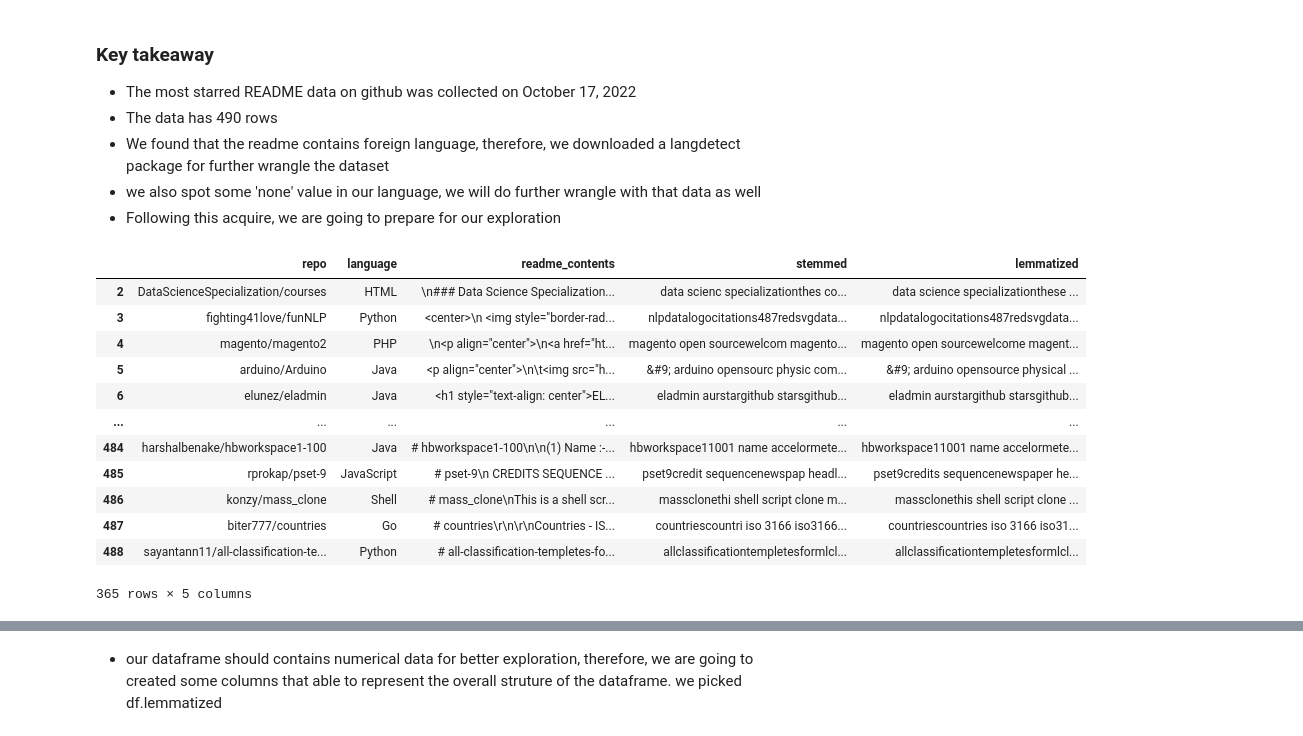
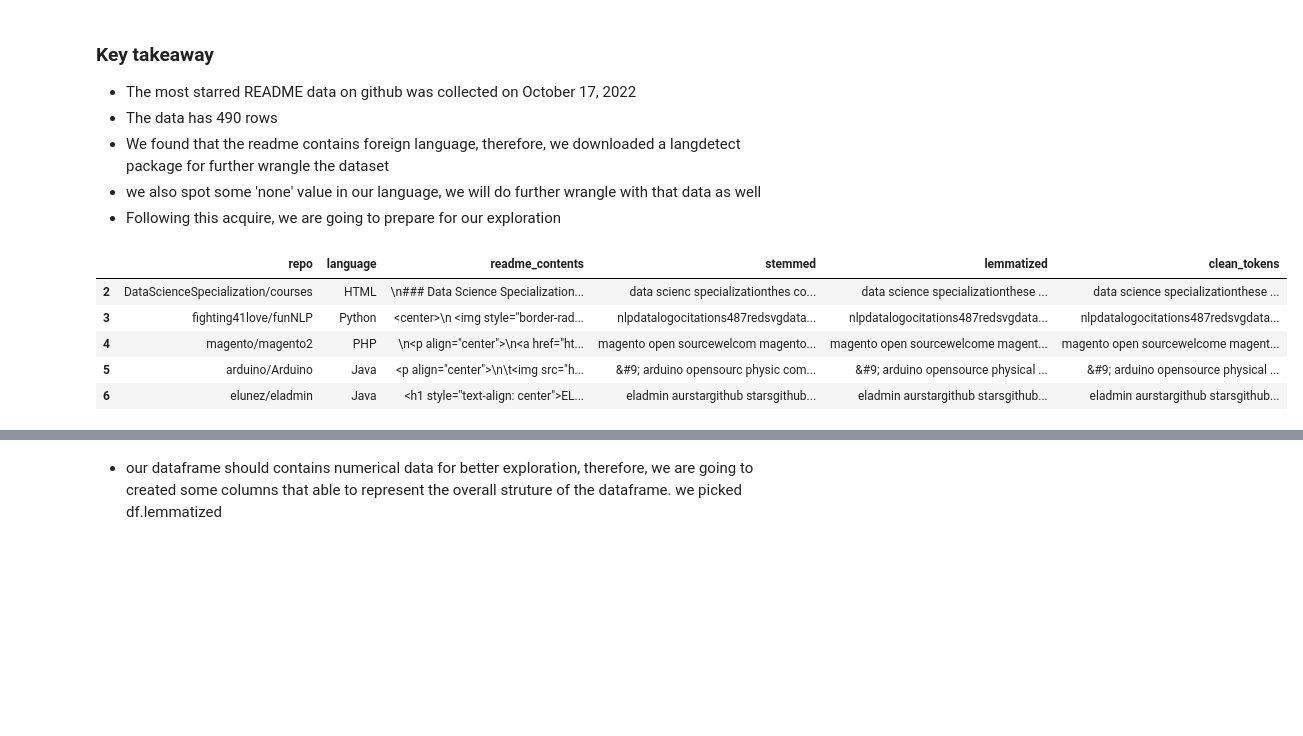
Before and after one commit to QinzhiChen/nlp_project, a Jupyter notebook: Final Notebook.ipynb, the cells around one changed output, grey strips where cells are left out. Saved outputs shown, nothing was run; the diff lists cells and outputs as text; code cells hidden in the pictures; blank space fills up the shorter version.

```diff
--- a/Final Notebook.ipynb
+++ b/Final Notebook.ipynb
@@ -57,21 +57,14 @@ df=prepare.wrangle_data()
 # %%
 # we will going to drop 'none' value in our language column
 df=df.dropna()
-df
+df.head(5)
 # %% [output]
-|  | repo | language | readme_contents | stemmed | lemmatized |
-| 2 | DataScienceSpecialization/courses | HTML | \n### Data Science Specialization... | data scienc specializationthes co... | data science specializationthese ... |
-| 3 | fighting41love/funNLP | Python | <center>\n <img style="border-rad... | nlpdatalogocitations487redsvgdata... | nlpdatalogocitations487redsvgdata... |
-| 4 | magento/magento2 | PHP | \n<p align="center">\n<a href="ht... | magento open sourcewelcom magento... | magento open sourcewelcome magent... |
-| 5 | arduino/Arduino | Java | <p align="center">\n\t<img src="h... | &#9; arduino opensourc physic com... | &#9; arduino opensource physical ... |
-| 6 | elunez/eladmin | Java | <h1 style="text-align: center">EL... | eladmin aurstargithub starsgithub... | eladmin aurstargithub starsgithub... |
-| ... | ... | ... | ... | ... | ... |
-| 484 | harshalbenake/hbworkspace1-100 | Java | # hbworkspace1-100\n\n(1) Name :-... | hbworkspace11001 name accelormete... | hbworkspace11001 name accelormete... |
-| 485 | rprokap/pset-9 | JavaScript | # pset-9\n CREDITS SEQUENCE ... | pset9credit sequencenewspap headl... | pset9credits sequencenewspaper he... |
-| 486 | konzy/mass_clone | Shell | # mass_clone\nThis is a shell scr... | massclonethi shell script clone m... | massclonethis shell script clone ... |
-| 487 | biter777/countries | Go | # countries\r\n\r\nCountries - IS... | countriescountri iso 3166 iso3166... | countriescountries iso 3166 iso31... |
-| 488 | sayantann11/all-classification-te... | Python | # all-classification-templetes-fo... | allclassificationtempletesformlcl... | allclassificationtempletesformlcl... |
+|  | repo | language | readme_contents | stemmed | lemmatized | clean_tokens |
+| 2 | DataScienceSpecialization/courses | HTML | \n### Data Science Specialization... | data scienc specializationthes co... | data science specializationthese ... | data science specializationthese ... |
+| 3 | fighting41love/funNLP | Python | <center>\n <img style="border-rad... | nlpdatalogocitations487redsvgdata... | nlpdatalogocitations487redsvgdata... | nlpdatalogocitations487redsvgdata... |
+| 4 | magento/magento2 | PHP | \n<p align="center">\n<a href="ht... | magento open sourcewelcom magento... | magento open sourcewelcome magent... | magento open sourcewelcome magent... |
+| 5 | arduino/Arduino | Java | <p align="center">\n\t<img src="h... | &#9; arduino opensourc physic com... | &#9; arduino opensource physical ... | &#9; arduino opensource physical ... |
+| 6 | elunez/eladmin | Java | <h1 style="text-align: center">EL... | eladmin aurstargithub starsgithub... | eladmin aurstargithub starsgithub... | eladmin aurstargithub starsgithub... |
-365 rows × 5 columns
 # %%
 # we will going to use the installed package
 # to filter out the readme contents that is in English only
```
Also changed, not shown: parts of 11 cells of this notebook, 1 other file.
